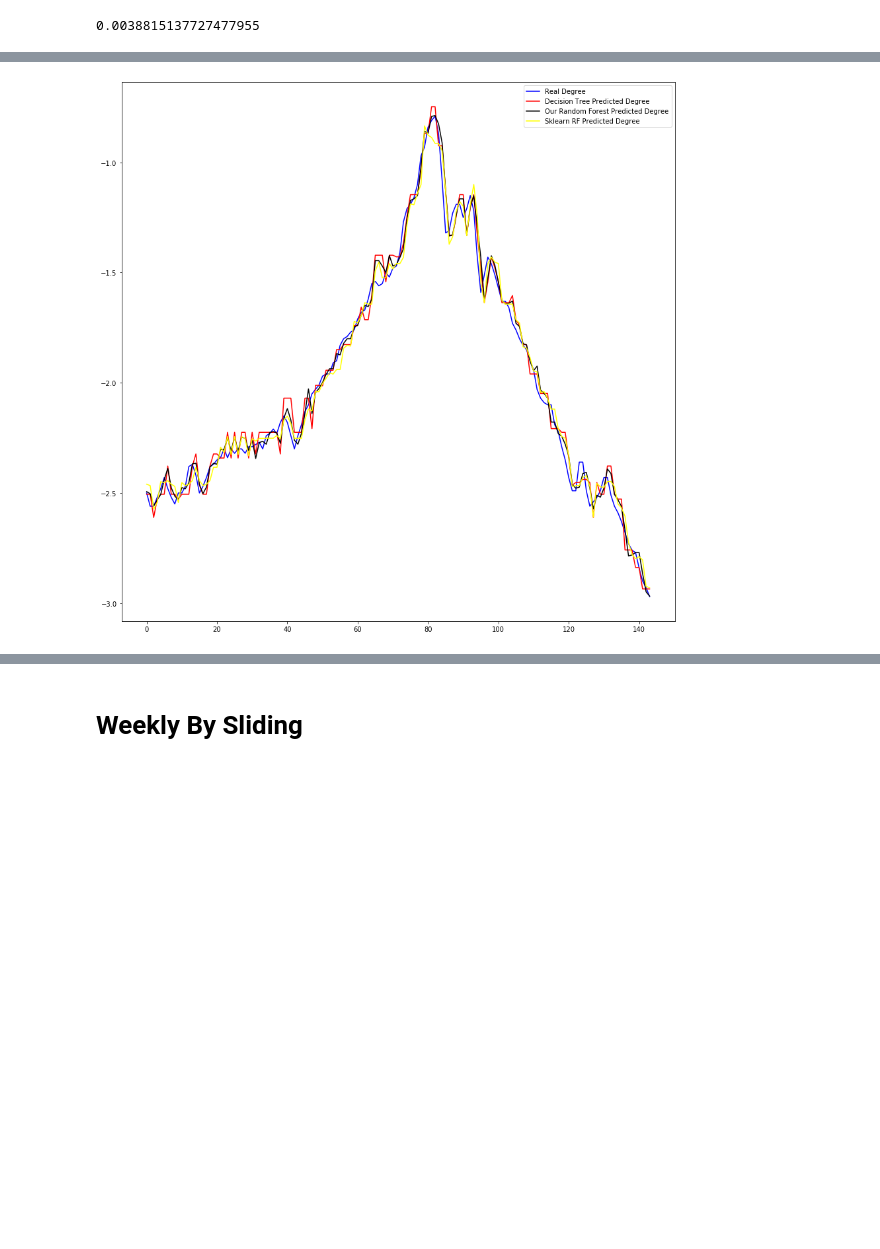
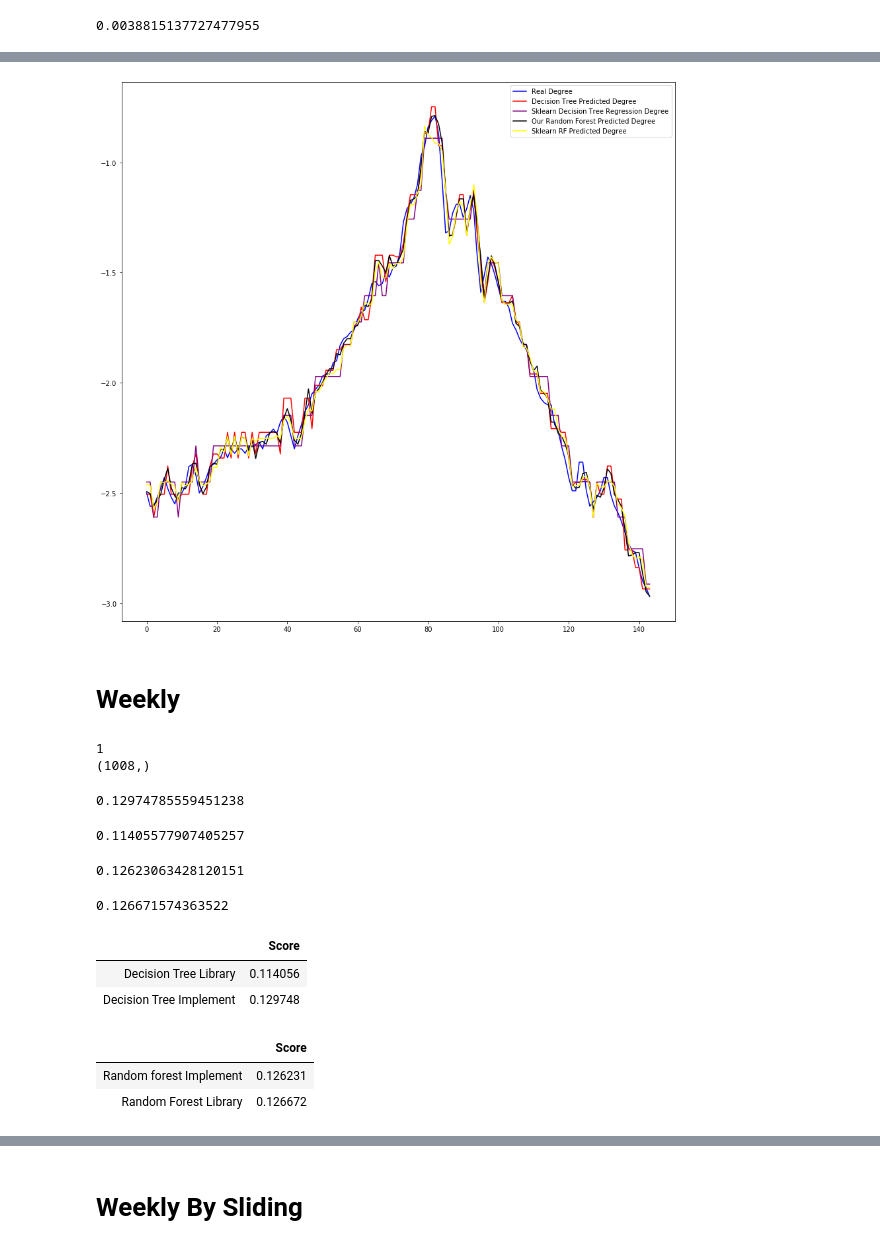
Before and after one commit to mrtkrkm/DISProject, a Jupyter notebook: Results.ipynb, the cells around one changed output, grey strips where cells are left out. Drawn from its saved outputs; the diff is of its cells as text; code cells hidden in the pictures; blank space fills up the shorter version.

```diff
--- a/Results.ipynb
+++ b/Results.ipynb
@@ -20,6 +20,6 @@ pr=PreProcess(df, ddir='data/output.txt', target_col='T (degC)', shift_day=7)
 # %% [markdown]
 # Daily
 # %%
-X_train, y_train, X_test, y_test=pr.split_data(day_number=70, day_pred=30, day_start=0)
+X_train, y_train, X_test, y_test=pr.split_data(day_number=30, day_pred=1, day_start=0)
 # %% [output]
 1
@@ -37,3 +37,9 @@ daily_scoreDt=Scores.mean_squared_errors(pred_dectest, y_test)
 print(daily_scoreDt)
 # %% [output]
 0.004806940221408408
+# %%
+regressordtl = DecisionTreeRegressor(random_state=0, max_depth=8)
+regressordtl=regressordtl.fit(X_train, y_train)
+pred_dectltest=regressordtl.predict(X_test)
+daily_scoreDtl=Scores.mean_squared_errors(pred_dectltest, y_test)
+print(daily_scoreDtl)
@@ -68,14 +92,17 @@ df_daily.sort_values(by='Score')
 # %%
 k=y_test.copy()
 k.index=range(0, len(y_test),1)
 
 fig=plt.figure(figsize=(15,15))
 plt.plot(k, 'blue', label='Real Degree')
 plt.plot(pred_dectest, 'red', label='Decision Tree Predicted Degree')
+plt.plot(pred_dectltest, 'purple', label='Sklearn Decision Tree Regression Degree')
 plt.plot(pred_rftest, 'black', label='Our Random Forest Predicted Degree')
 plt.plot(pred_drf, 'yellow', label='Sklearn RF Predicted Degree')
 
 plt.legend()
 plt.show()
 # %% [output]
-[figure, old version]
+[figure, new version]
+# %% [markdown]
+# Weekly
@@ -81,0 +111,44 @@ plt.show()
+# %%
+X_train=[]
+y_train=[]
+X_test=[]
+y_test=[]
+X_train, y_train, X_test, y_test=pr.split_data(day_number=30, day_pred=7, day_start=0)
+X_train, y_train, X_test, y_test=X_train[important_features], y_train, X_test[important_features], y_test
+# %% [output]
+1
+(1008,)
+# %%
+regressor =OurDecisionTreeRegressor()
+regressor=regressor.fit(X_train, y_train, min_leaf=10,max_depth=8)
+pred_dectest = regressor.predict(X_test)
+weekly_scoreDt=Scores.mean_squared_errors(pred_dectest, y_test)
+print(weekly_scoreDt)
+# %% [output]
+0.12974785559451238
+# %%
+regressordtl = DecisionTreeRegressor(random_state=0, max_depth=8)
+regressordtl=regressordtl.fit(X_train, y_train)
+pred_dectltest=regressordtl.predict(X_test)
+weekly_scoreDtl=Scores.mean_squared_errors(pred_dectltest, y_test)
+print(weekly_scoreDtl)
+# %% [output]
+0.11405577907405257
+# %%
+rf=OurRandomForestRegressor(X_train, y_train, min_leaf=10,max_depth=8, max_feature=4,\
+                            max_sample=int(X_train.shape[0]*0.9),tree_number=20, random_seed=0, bootstrap=False)
+
+rf=rf.fit()
+pred_rftest=rf.predict(X_test)
+weekly_scoreRf=Scores.mean_squared_errors(pred_rftest, y_test)
+weekly_scoreRf
+# %% [output]
+0.12623063428120151
+# %%
+reg=RandomForestRegressor(max_depth=8, min_samples_leaf=10, n_estimators=20, random_state=0)
+reg.fit(X_train, y_train)
+pred_drf=reg.predict(X_test)
+weekly_scoreRfL=Scores.mean_squared_errors(pred_drf, y_test)
+weekly_scoreRfL
+# %% [output]
+0.126671574363522
@@ -81,0 +158,14 @@ plt.show()
+# %%
+DecisionTreeWeeklyCompare=df_weeklyTog.iloc[:2]
+DecisionTreeWeeklyCompare.sort_values(by='Score')
+# %% [output]
+|  | Score |
+| Decision Tree Library | 0.114056 |
+| Decision Tree Implement | 0.129748 |
+# %%
+RandomForestWeeklyCompare=df_weeklyTog.iloc[2:]
+RandomForestWeeklyCompare.sort_values(by='Score')
+# %% [output]
+|  | Score |
+| Random forest Implement | 0.126231 |
+| Random Forest Library | 0.126672 |
```
Also changed, not shown: parts of 28 cells of this notebook, 1 other file.
